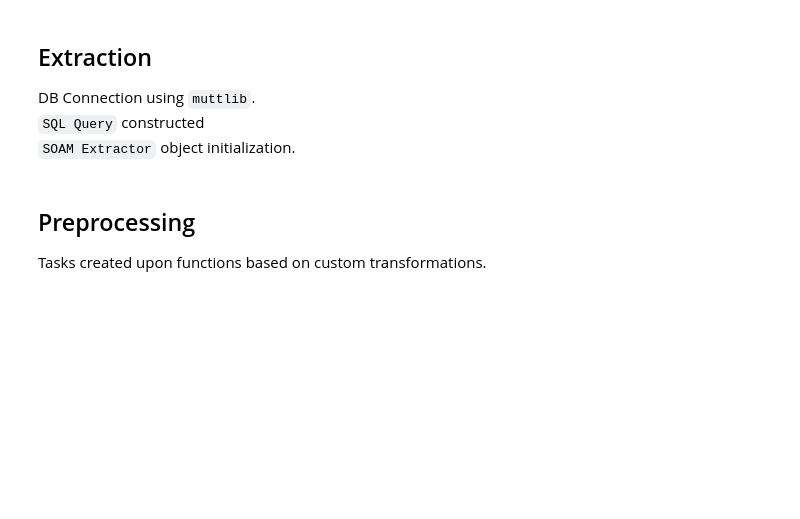
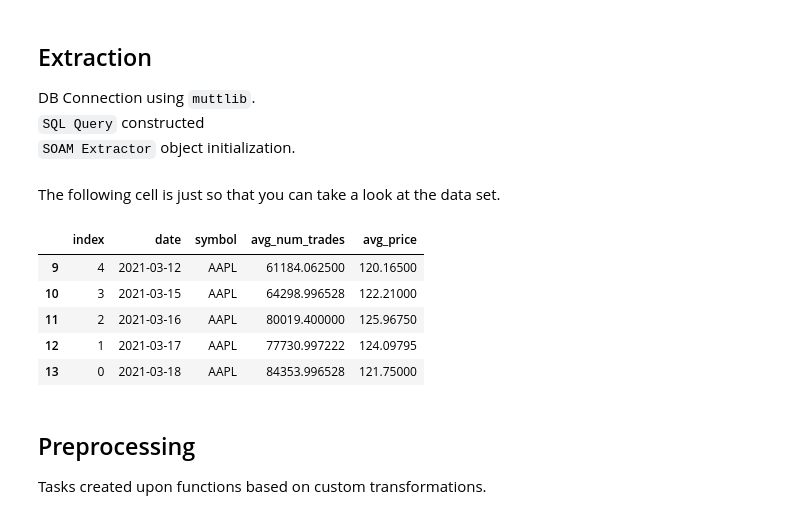
Before and after one commit to MuttData/soam, a Jupyter notebook: notebook/examples/soamflowrun.ipynb, the cells around one changed output. Saved outputs shown, nothing was run; the diff lists cells and outputs as text; code cells hidden in the pictures; blank space fills up the shorter version.

Commit message:
df.tail added to extractor

```diff
--- a/notebook/examples/soamflowrun.ipynb
+++ b/notebook/examples/soamflowrun.ipynb
@@ -50,6 +50,17 @@ build_query_kwargs={
 }
 # %%
 extractor = TimeSeriesExtractor(db=pg_client, table_name='stocks_valuation')
+# %% [markdown]
+The following cell is just so that you can take a look at the data set.
+# %%
+extractor.run(build_query_kwargs).tail()
+# %% [output]
+|  | index | date | symbol | avg_num_trades | avg_price |
+| 9 | 4 | 2021-03-12 | AAPL | 61184.062500 | 120.16500 |
+| 10 | 3 | 2021-03-15 | AAPL | 64298.996528 | 122.21000 |
+| 11 | 2 | 2021-03-16 | AAPL | 80019.400000 | 125.96750 |
+| 12 | 1 | 2021-03-17 | AAPL | 77730.997222 | 124.09795 |
+| 13 | 0 | 2021-03-18 | AAPL | 84353.996528 | 121.75000 |
 # %% [markdown]
 ## Preprocessing
 Tasks created upon functions based on custom transformations.
```
Also changed, not shown: parts of 1 cell of this notebook.
